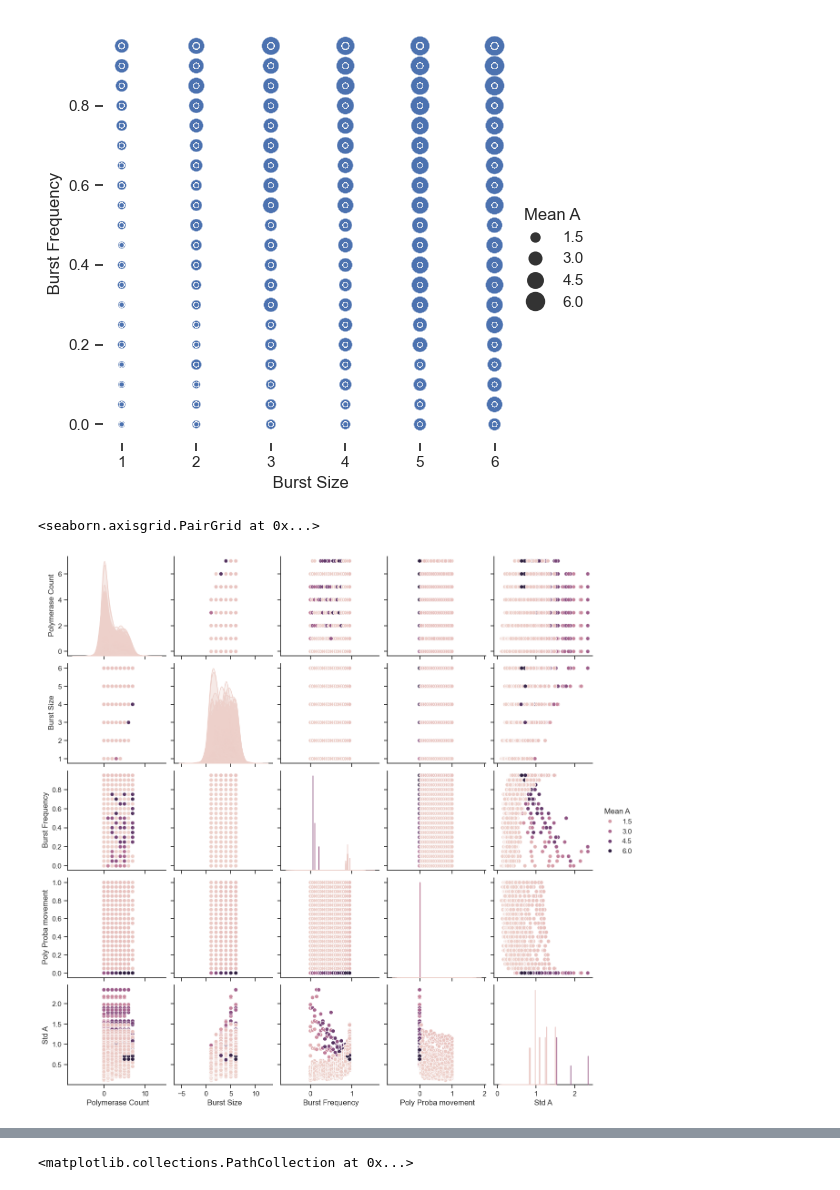
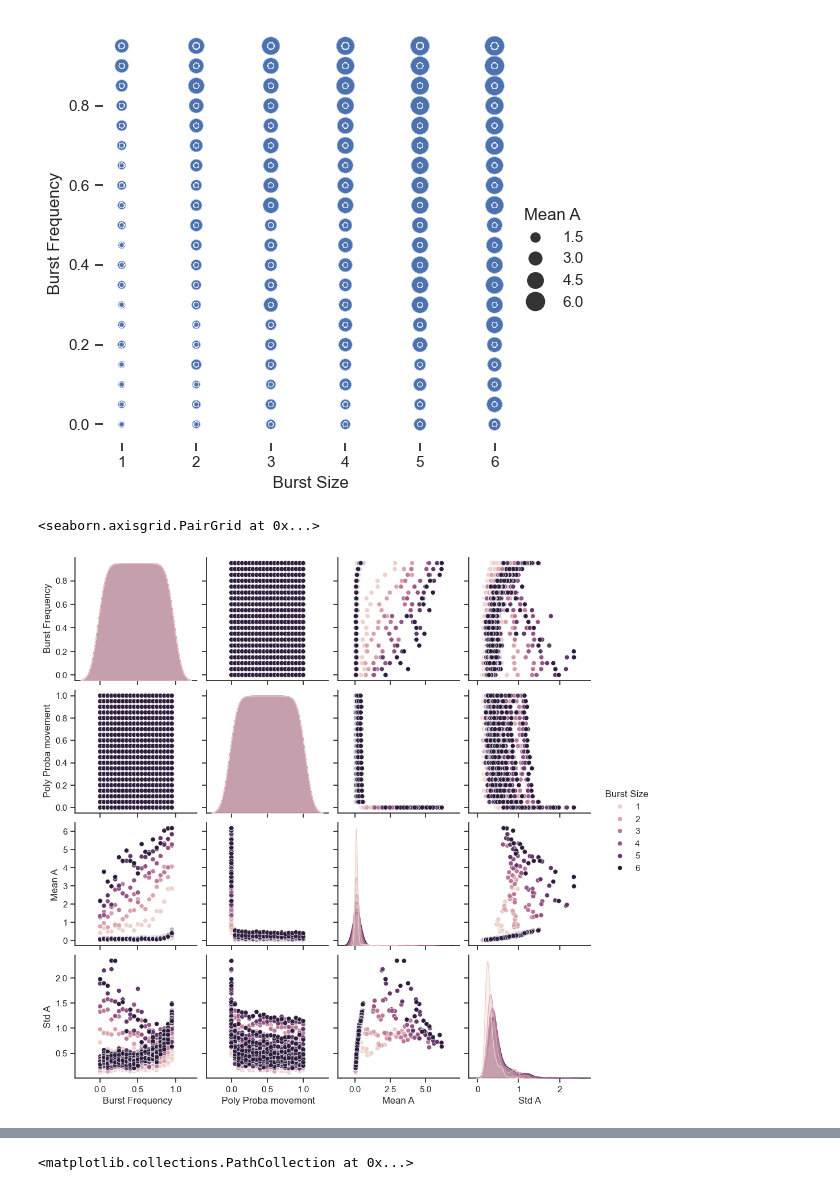
Before and after one commit to Adrien-Berard/InternshipKU, a Jupyter notebook: ModellingChromatine/read_scan_cenH.ipynb, the cells around one changed output, grey strips where cells are left out. Saved outputs shown, nothing was run; the diff lists cells and outputs as text; code cells hidden in the pictures.

```diff
--- a/ModellingChromatine/read_scan_cenH.ipynb
+++ b/ModellingChromatine/read_scan_cenH.ipynb
@@ -64,6 +64,7 @@ df.drop(" Count A",axis = 1)
 # %%
 newdf = df.drop(" Count A",axis = 1)
 newdf = newdf.drop("Time Steps",axis = 1)
+newdf = newdf.drop(" Polymerase Count",axis = 1)
 newdf = newdf.drop_duplicates()
 newdf
 # %% [output]
@@ -115,7 +116,7 @@ g.despine(left=True, bottom=True)
 [figure]
 # %%
 sns.set_theme(style="ticks")
-sns.pairplot(newdf, hue="Mean A")
+sns.pairplot(newdf, hue=" Burst Size")
 # %% [output]
 <seaborn.axisgrid.PairGrid at 0x...>
-[figure, old version]
+[figure, new version]
```
Also changed, not shown: parts of 7 cells of this notebook, 17 other files.
